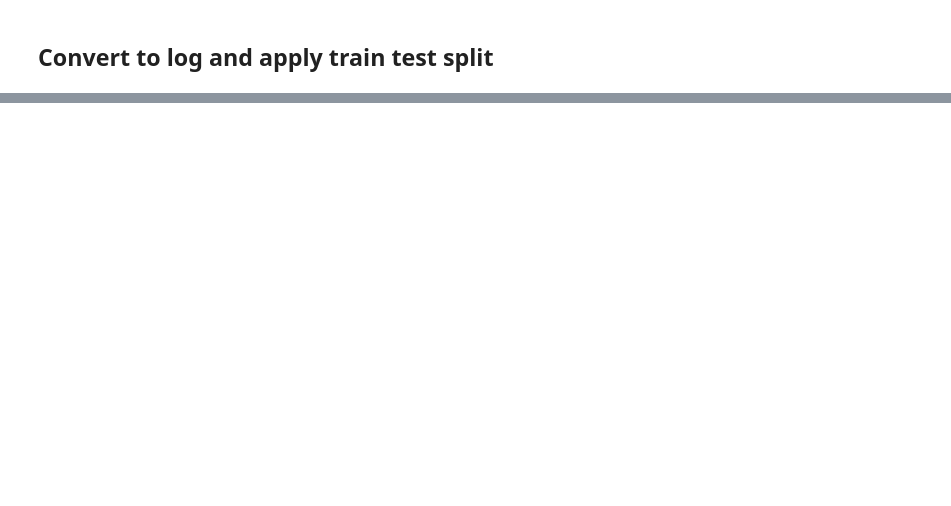
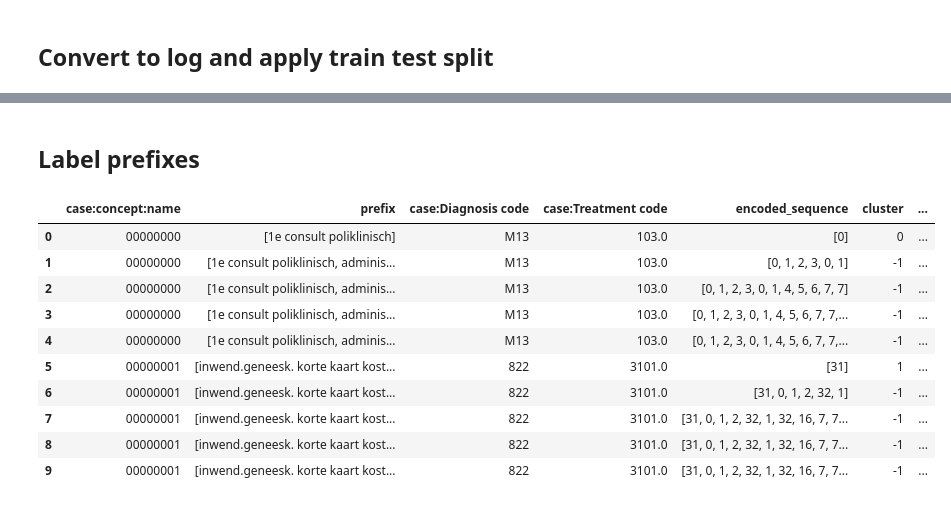
Before and after one commit to GeorgeAntono/Predictive_Process_Mining, a Jupyter notebook: DBSCAN_DT.ipynb, the cells around one changed output, grey strips where cells are left out. Saved outputs shown, nothing was run; the diff lists cells and outputs as text; code cells hidden in the pictures; blank space fills up the shorter version.

```diff
--- a/DBSCAN_DT.ipynb
+++ b/DBSCAN_DT.ipynb
@@ -455,0 +198,7 @@ print(f"Predicted labels: {predicted_labels[:iteration_limit]}")
+# %%
+# Extract prefixes and latest event payload
+data_attributes = ['case:Diagnosis code', 'case:Treatment code']
+train_prefixes_and_payloads_df = extract_prefixes_and_payloads(train_log_df, event_column='concept:name', data_attributes=data_attributes)
+
+# Display the resulting DataFrame
+train_prefixes_and_payloads_df.head(10)
@@ -455,0 +217,17 @@ print(f"Predicted labels: {predicted_labels[:iteration_limit]}")
+# %%
+import numpy as np
+from sklearn.cluster import DBSCAN
+import editdistance
+
+# Create a mapping of unique event names to integer IDs
+unique_events = log_df['concept:name'].unique()
+event_to_id = {event: idx for idx, event in enumerate(unique_events)}
+
+# Encode sequences using numeric IDs
+def sequence_encode_with_ids(prefixes_df, event_to_id):
+    # Convert each prefix to a sequence of numeric IDs
+    sequences = prefixes_df.apply(lambda x: [event_to_id[event] for event in x]).tolist()
+    return sequences
+
+sequences = sequence_encode_with_ids(train_prefixes_and_payloads_df['prefix'], event_to_id)
+train_prefixes_and_payloads_df['encoded_sequence'] = sequences
@@ -455,0 +251,13 @@ print(f"Predicted labels: {predicted_labels[:iteration_limit]}")
+# %%
+
+# Apply DBSCAN on the distance matrix
+def dbscan_clustering(distance_matrix, eps=0.125, min_samples=4):
+    db = DBSCAN(eps=eps, min_samples=min_samples, metric='precomputed')
+    labels = db.fit_predict(distance_matrix)
+    return labels
+
+
+cluster_labels = dbscan_clustering(distance_matrix)
+train_prefixes_and_payloads_df['cluster'] = cluster_labels
+train_encoded_df = train_prefixes_and_payloads_df.copy()
+train_encoded_df.head(10)
@@ -455,0 +276,20 @@ print(f"Predicted labels: {predicted_labels[:iteration_limit]}")
+# %% [markdown]
+## Label prefixes
+# %%
+# Map 'deviant' labels from event_log to train_prefixes_df using 'case:concept:name'
+label_map = log_df[['case:concept:name', 'case:Deviant']].drop_duplicates().set_index('case:concept:name')['case:Deviant']
+train_encoded_df['case:Deviant'] = train_encoded_df['case:concept:name'].map(label_map)
+
+train_encoded_df.head(10)
+# %% [output]
+|  | case:concept:name | prefix | case:Diagnosis code | case:Treatment code | encoded_sequence | cluster | ... |
+| 0 | 00000000 | [1e consult poliklinisch] | M13 | 103.0 | [0] | 0 | ... |
+| 1 | 00000000 | [1e consult poliklinisch, adminis... | M13 | 103.0 | [0, 1, 2, 3, 0, 1] | -1 | ... |
+| 2 | 00000000 | [1e consult poliklinisch, adminis... | M13 | 103.0 | [0, 1, 2, 3, 0, 1, 4, 5, 6, 7, 7] | -1 | ... |
+| 3 | 00000000 | [1e consult poliklinisch, adminis... | M13 | 103.0 | [0, 1, 2, 3, 0, 1, 4, 5, 6, 7, 7,... | -1 | ... |
+| 4 | 00000000 | [1e consult poliklinisch, adminis... | M13 | 103.0 | [0, 1, 2, 3, 0, 1, 4, 5, 6, 7, 7,... | -1 | ... |
+| 5 | 00000001 | [inwend.geneesk. korte kaart kost... | 822 | 3101.0 | [31] | 1 | ... |
+| 6 | 00000001 | [inwend.geneesk. korte kaart kost... | 822 | 3101.0 | [31, 0, 1, 2, 32, 1] | -1 | ... |
+| 7 | 00000001 | [inwend.geneesk. korte kaart kost... | 822 | 3101.0 | [31, 0, 1, 2, 32, 1, 32, 16, 7, 7... | -1 | ... |
+| 8 | 00000001 | [inwend.geneesk. korte kaart kost... | 822 | 3101.0 | [31, 0, 1, 2, 32, 1, 32, 16, 7, 7... | -1 | ... |
+| 9 | 00000001 | [inwend.geneesk. korte kaart kost... | 822 | 3101.0 | [31, 0, 1, 2, 32, 1, 32, 16, 7, 7... | -1 | ... |
```
Also changed, not shown: parts of 33 cells of this notebook.
